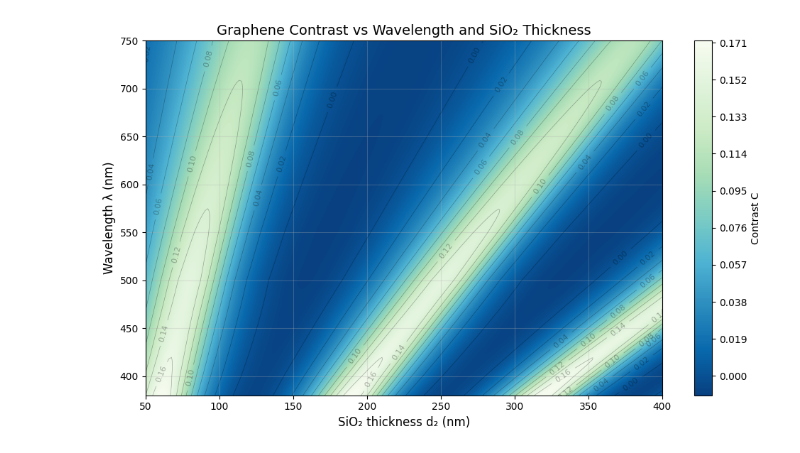
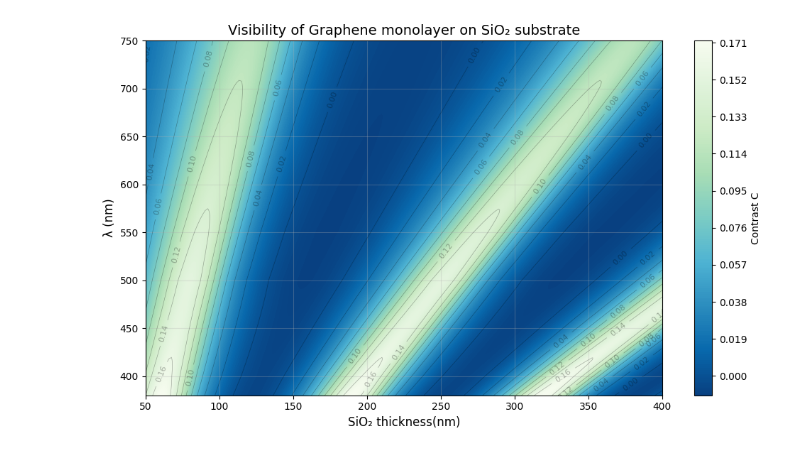
Before and after one commit to goikhmanbv/MECEE6168--2D-mat-, a Jupyter notebook: HW_1.ipynb, the cells around one changed output. Saved outputs shown, nothing was run; the diff lists cells and outputs as text; code cells hidden in the pictures.

```diff
--- a/HW_1.ipynb
+++ b/HW_1.ipynb
@@ -75,30 +70,57 @@ def compute_contrast(d2, wavelength):
+# %%
+def compute_contrast(d2, wavelength):
+    """
+    Compute contrast C as a function of d2 (thickness) and wavelength.
+
+    Parameters:
+    -----------
+    d2 : float or array
+        Thickness of SiO2 layer in nm
+    wavelength : float or array
+        Wavelength in nm
+
+    Returns:
+    --------
+    C : contrast value(s)
+    """
+
+    # Intensity with graphene (n1 = 2.6 - 1.3j)
+    I_with_graphene = compute_intensity(n1, d2, wavelength)
+
+    # Intensity without graphene (n1 = n0 = 1)
+    I_without_graphene = compute_intensity(n0, d2, wavelength)
+
+    # Contrast (Eq. 3)
+    C = (I_without_graphene - I_with_graphene) / I_without_graphene
+
+    return C
 # %%
 # Create meshgrid for wavelength and d2
 wavelength_range = np.linspace(380, 750, 200)  # nm (visible spectrum)
 d2_range = np.linspace(50, 400, 200)  # nm (SiO2 thickness)
 
 D2, Lambda = np.meshgrid(d2_range, wavelength_range)
 
 # Compute contrast for all combinations
 C = np.zeros_like(Lambda)
 for i in range(len(wavelength_range)):
     for j in range(len(d2_range)):
         C[i, j] = compute_contrast(d2_range[j], wavelength_range[i])
 
 # Create the heatmap with swapped axes
 plt.figure(figsize=(10, 6))
 im = plt.contourf(D2, Lambda, C, levels=200, cmap='GnBu_r')
 plt.colorbar(im, label='Contrast C')
 plt.xlabel('SiO₂ thickness(nm)', fontsize=12)
 plt.ylabel('λ (nm)', fontsize=12)
-plt.title('Graphene Contrast vs Wavelength and SiO₂ Thickness', fontsize=14)
+plt.title('Visibility of Graphene monolayer on SiO₂ substrate', fontsize=14)
 plt.grid(True, alpha=0.3)
 
 # Add contour lines
 contours = plt.contour(D2, Lambda, C, levels=10, colors='black', alpha=0.3, linewidths=0.5)
 plt.clabel(contours, inline=True, fontsize=8)
 
 plt.tight_layout()
 plt.show()
 # %% [output]
-[figure, old version]
+[figure, new version]
```
Also changed, not shown: parts of 6 cells of this notebook.
